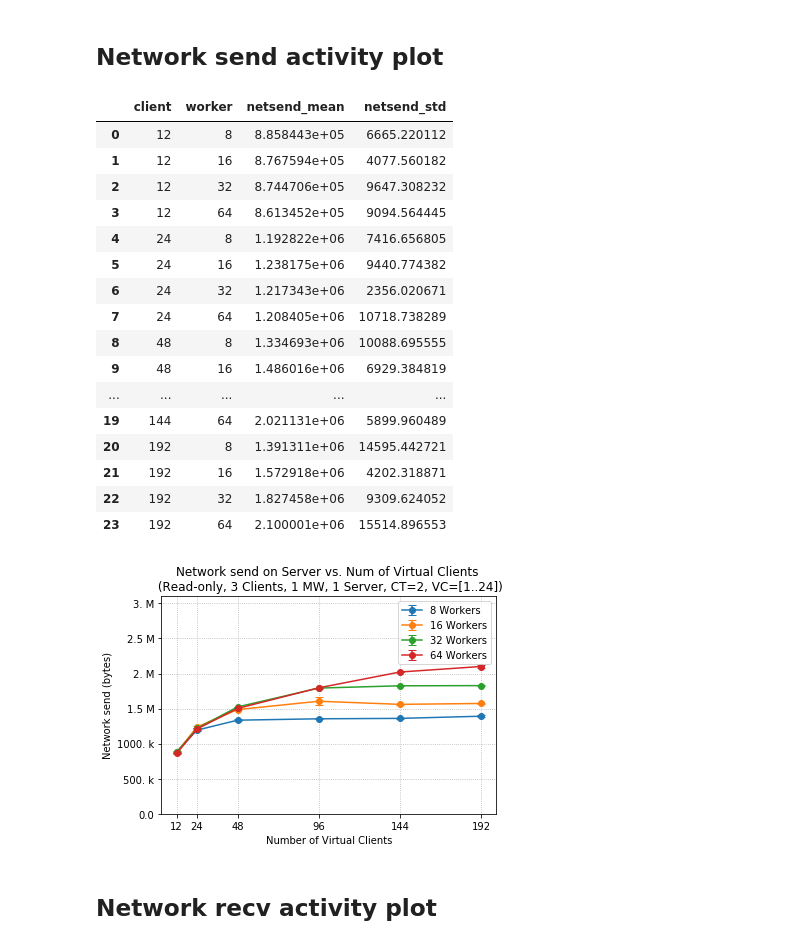
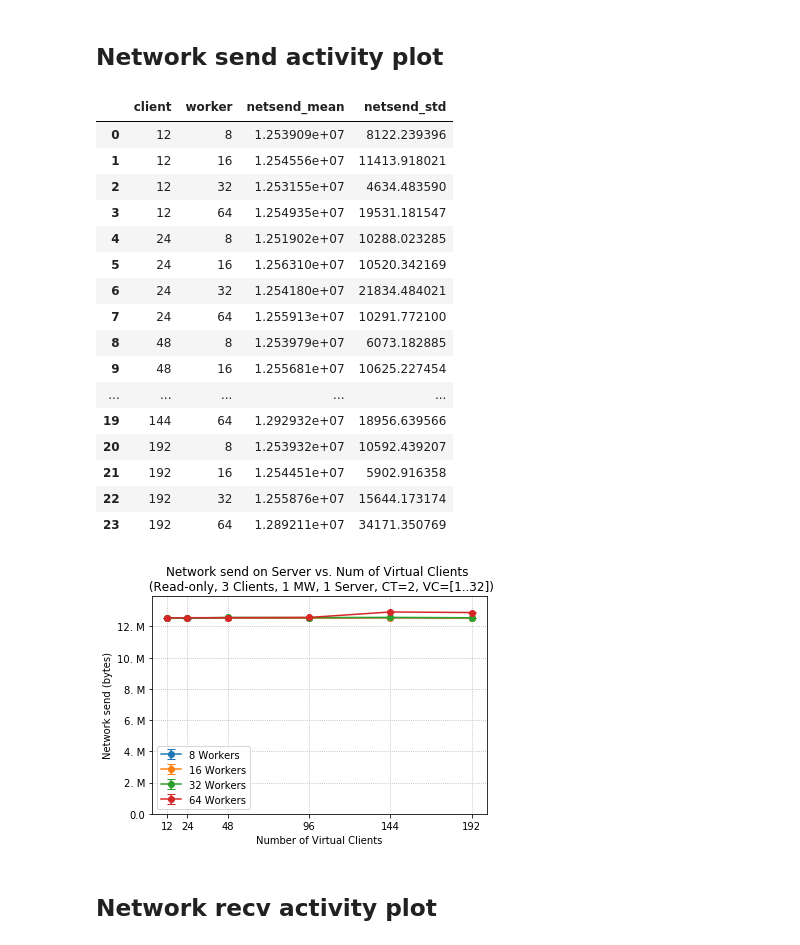
Before and after one commit to florianmorath/ASL_project, a Jupyter notebook: scripts/2_BaselineWithMW/plot_dstat-logs_two_mws.ipynb, the cells around one changed output. Drawn from its saved outputs; the diff is of its cells as text; code cells hidden in the pictures.

```diff
--- a/scripts/2_BaselineWithMW/plot_dstat-logs_two_mws.ipynb
+++ b/scripts/2_BaselineWithMW/plot_dstat-logs_two_mws.ipynb
@@ -81,55 +81,55 @@ f.savefig("/Users/florianmorath/Desktop/ASL_project/scripts/2_BaselineWithMW/pro
 ## Network send activity plot
 # %%
 # read data into pandas dataframe
-file_name = 'dstat_server_netsend_ratio_1:0.csv'
+file_name = 'dstat_server_netsend_ratio_0:1.csv'
 df_c = pd.read_csv(base_path + file_name)
 df_c
 # %% [output]
 |  | client | worker | netsend_mean | netsend_std |
-| 0 | 12 | 8 | 8.858443e+05 | 6665.220112 |
-| 1 | 12 | 16 | 8.767594e+05 | 4077.560182 |
-| 2 | 12 | 32 | 8.744706e+05 | 9647.308232 |
-| 3 | 12 | 64 | 8.613452e+05 | 9094.564445 |
-| 4 | 24 | 8 | 1.192822e+06 | 7416.656805 |
-| 5 | 24 | 16 | 1.238175e+06 | 9440.774382 |
-| 6 | 24 | 32 | 1.217343e+06 | 2356.020671 |
-| 7 | 24 | 64 | 1.208405e+06 | 10718.738289 |
-| 8 | 48 | 8 | 1.334693e+06 | 10088.695555 |
-| 9 | 48 | 16 | 1.486016e+06 | 6929.384819 |
+| 0 | 12 | 8 | 1.253909e+07 | 8122.239396 |
+| 1 | 12 | 16 | 1.254556e+07 | 11413.918021 |
+| 2 | 12 | 32 | 1.253155e+07 | 4634.483590 |
+| 3 | 12 | 64 | 1.254935e+07 | 19531.181547 |
+| 4 | 24 | 8 | 1.251902e+07 | 10288.023285 |
+| 5 | 24 | 16 | 1.256310e+07 | 10520.342169 |
+| 6 | 24 | 32 | 1.254180e+07 | 21834.484021 |
+| 7 | 24 | 64 | 1.255913e+07 | 10291.772100 |
+| 8 | 48 | 8 | 1.253979e+07 | 6073.182885 |
+| 9 | 48 | 16 | 1.255681e+07 | 10625.227454 |
 | ... | ... | ... | ... | ... |
-| 19 | 144 | 64 | 2.021131e+06 | 5899.960489 |
-| 20 | 192 | 8 | 1.391311e+06 | 14595.442721 |
-| 21 | 192 | 16 | 1.572918e+06 | 4202.318871 |
-| 22 | 192 | 32 | 1.827458e+06 | 9309.624052 |
-| 23 | 192 | 64 | 2.100001e+06 | 15514.896553 |
+| 19 | 144 | 64 | 1.292932e+07 | 18956.639566 |
+| 20 | 192 | 8 | 1.253932e+07 | 10592.439207 |
+| 21 | 192 | 16 | 1.254451e+07 | 5902.916358 |
+| 22 | 192 | 32 | 1.255876e+07 | 15644.173174 |
+| 23 | 192 | 64 | 1.289211e+07 | 34171.350769 |
 # %%
 f = plt.figure()
-plt.title("Network send on Server vs. Num of Virtual Clients \n (Read-only, 3 Clients, 1 MW, 1 Server, CT=2, VC=[1..24])")
+plt.title("Network send on Server vs. Num of Virtual Clients \n (Read-only, 3 Clients, 1 MW, 1 Server, CT=2, VC=[1..32])")
 
 for worker in worker_list:
     # extract values of interest
     df_c_cut = df_c[(df_c.worker == worker)]
 
     vcs = df_c_cut['client']
     tps = df_c_cut['netsend_mean']
     std = df_c_cut['netsend_std']
 
     plt.errorbar(x = vcs, y = tps, yerr = std, label = "{} Workers".format(worker), capsize = 4, marker='o')
 
 plt.grid(linestyle = "dotted")
 plt.ylabel("Network send (bytes)")
 plt.xlabel("Number of Virtual Clients")
 plt.xticks([0] + np.array(vcs))
 plt.ylim(bottom=0, top=1e6+np.max(df_c['netsend_mean']))
 plt.legend()
 
 ax = plt.gca()
 ax.yaxis.set_major_formatter(tick.FuncFormatter(y_fmt))
 
 plt.show()
 f.savefig("/Users/florianmorath/Desktop/ASL_project/scripts/2_BaselineWithMW/processed_data/two_mws/"+date+"/"+file_name[:-4]+".png", dpi = 150)
 # %% [output]
-[figure, old version]
+[figure, new version]
 # %% [markdown]
 ## Network recv activity plot
 # %%
```
Also changed, not shown: parts of 1 cell of this notebook, 11 other files.
